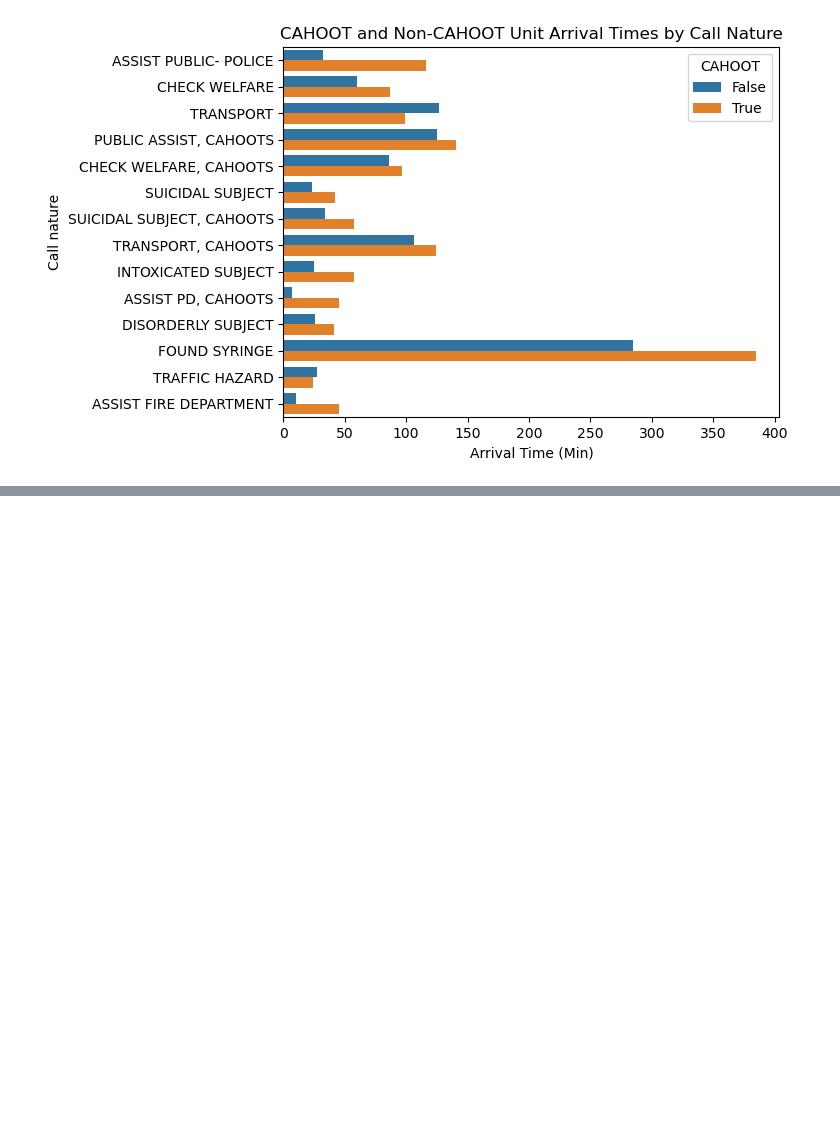
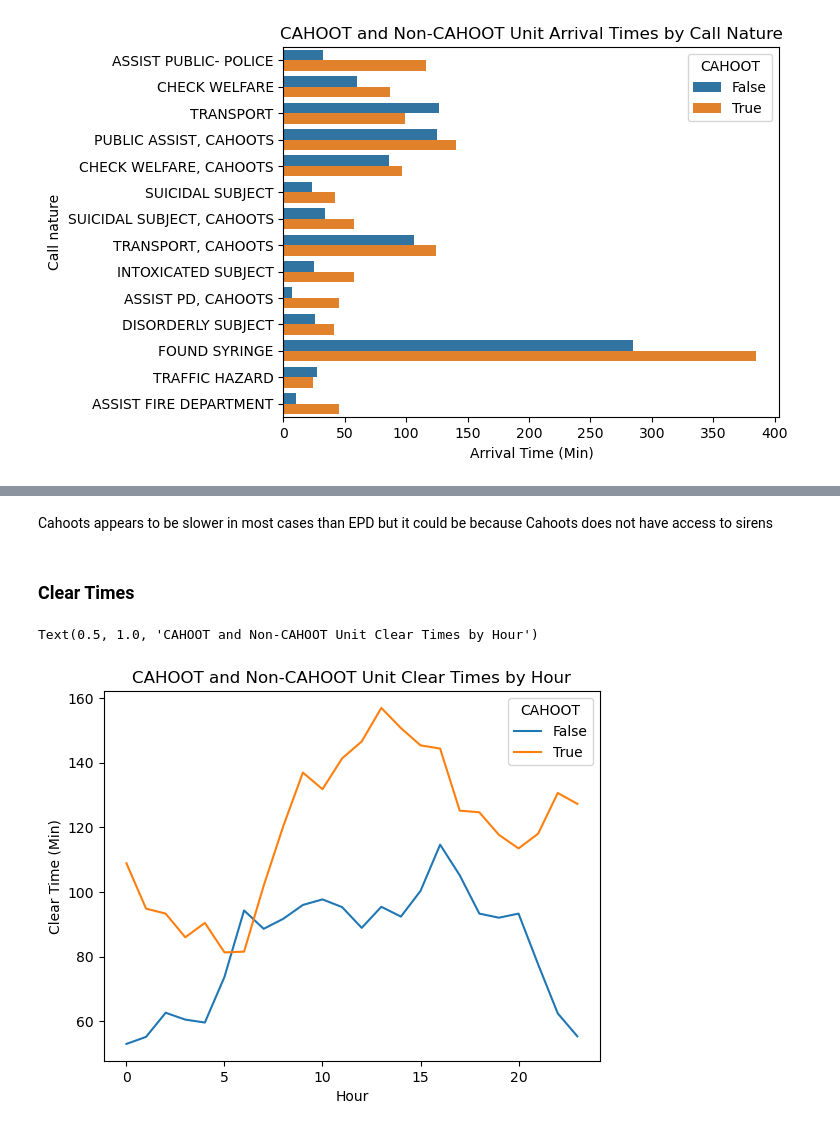
Before and after one commit to Lwarrine/CAHOOTS-Call-Data-Analysis, a Jupyter notebook: Clean.ipynb, the cells around one changed output, grey strips where cells are left out. Drawn from its saved outputs; the diff is of its cells as text; code cells hidden in the pictures; blank space fills up the shorter version.

```diff
--- a/Clean.ipynb
+++ b/Clean.ipynb
@@ -495,0 +322,12 @@ call_data[["yr","calltime","nature","dispatch_time","arrival_time","clear_time",
+# %% [markdown]
+Cahoots appears to be slower in most cases than EPD but it could be because Cahoots does not have access to sirens
+# %% [markdown]
+### Clear Times
+# %%
+sns.lineplot(call_data, x = "Hour", y = "clear_time", hue = "CAHOOT",errorbar=None)
+plt.xlabel("Hour")
+plt.ylabel("Clear Time (Min)")
+plt.title("CAHOOT and Non-CAHOOT Unit Clear Times by Hour")
+# %% [output]
+Text(0.5, 1.0, 'CAHOOT and Non-CAHOOT Unit Clear Times by Hour')
+[figure, added]
```
Also changed, not shown: parts of 69 cells of this notebook.
